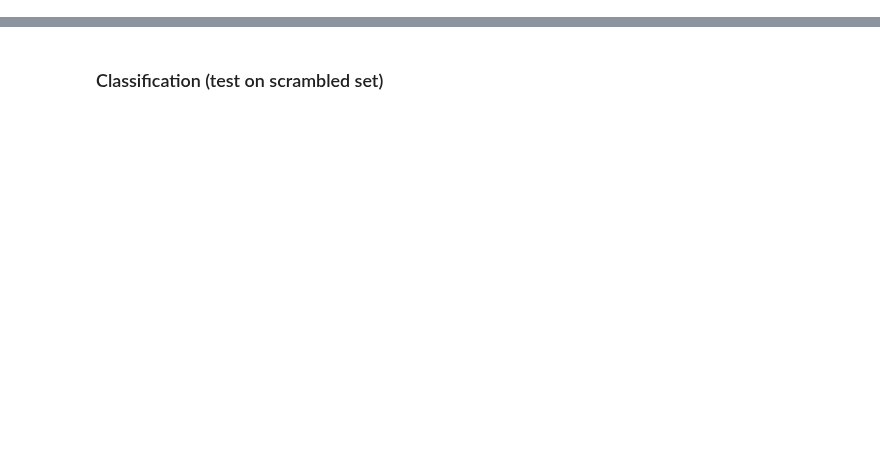
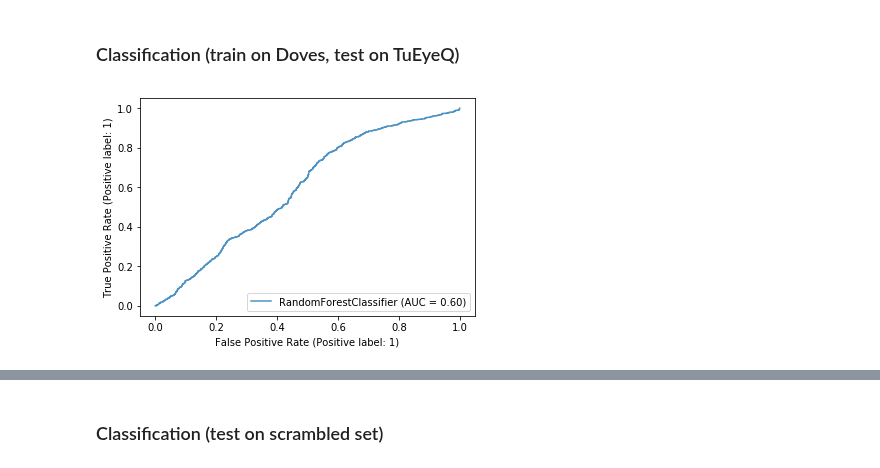
Before and after one commit to kroglkt/CogSci3, a Jupyter notebook: Combined Datasets.ipynb, the cells around one changed output, grey strips where cells are left out. Cells and saved outputs as stored; diff of their text form; code cells hidden in the pictures; blank space fills up the shorter version.

```diff
--- a/Combined Datasets.ipynb
+++ b/Combined Datasets.ipynb
@@ -143,0 +148,27 @@ Precision = 0.0
+# %% [markdown]
+### Classification (train on Doves, test on TuEyeQ)
+# %%
+# RFC
+
+test_X = Doves_X
+test_y = Doves_y
+train_X = TuEyeQ_X
+train_y = TuEyeQ_y
+
+model = RandomForestClassifier(
+    n_estimators=1000, criterion='entropy', min_samples_split=5,
+    min_samples_leaf=1, random_state=42, max_features='sqrt'
+)
+
+model.fit(train_X, train_y)
+pred_values = model.predict(test_X)
+
+rfc_acc_score = accuracy_score(test_y, pred_values)
+rfc_f1_score = f1_score(test_y, pred_values)
+rfc_recall_score = recall_score(test_y, pred_values)
+rfc_precision_score = precision_score(test_y, pred_values)
+
+ax = plt.gca()
+rfc_disp = plot_roc_curve(model, test_X, test_y, ax=ax, alpha=0.8)
+# %% [output]
+[figure, added]
```
Also changed, not shown: parts of 10 cells of this notebook, 6 other files.
